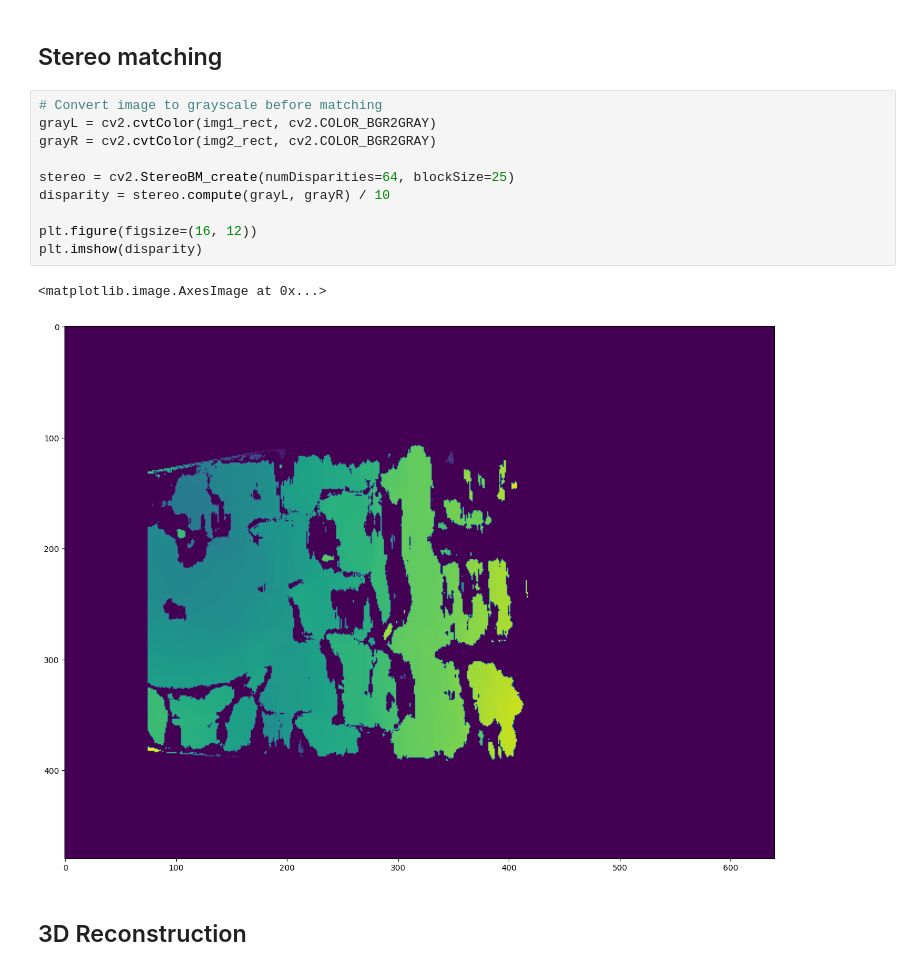
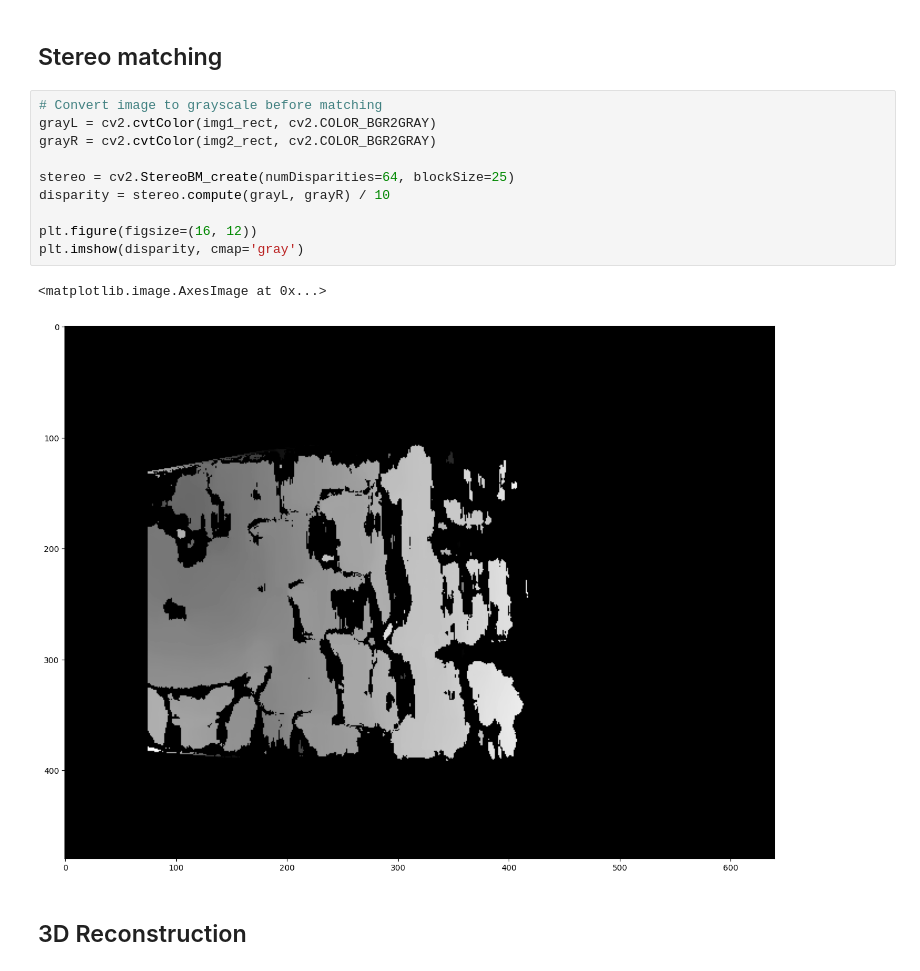
Before and after one commit to ryesw/rgb-3d-reconstruction_2-Views, a Jupyter notebook: epipolar3d.ipynb, the cells around one changed output. Cells and saved outputs as stored; diff of their text form.

```diff
--- a/epipolar3d.ipynb
+++ b/epipolar3d.ipynb
@@ -238,16 +238,16 @@ plt.imshow(cv2.cvtColor(cv2.hconcat([img1_rect, img2_rect]), cv2.COLOR_BGR2RGB))
 # %%
 # Convert image to grayscale before matching
 grayL = cv2.cvtColor(img1_rect, cv2.COLOR_BGR2GRAY)
 grayR = cv2.cvtColor(img2_rect, cv2.COLOR_BGR2GRAY)
 
 stereo = cv2.StereoBM_create(numDisparities=64, blockSize=25)
 disparity = stereo.compute(grayL, grayR) / 10
 
 plt.figure(figsize=(16, 12))
-plt.imshow(disparity)
+plt.imshow(disparity, cmap='gray')
 # %% [output]
 <matplotlib.image.AxesImage at 0x...>
-[figure, old version]
+[figure, new version]
 # %% [markdown]
 ## 3D Reconstruction
 # %%
```
